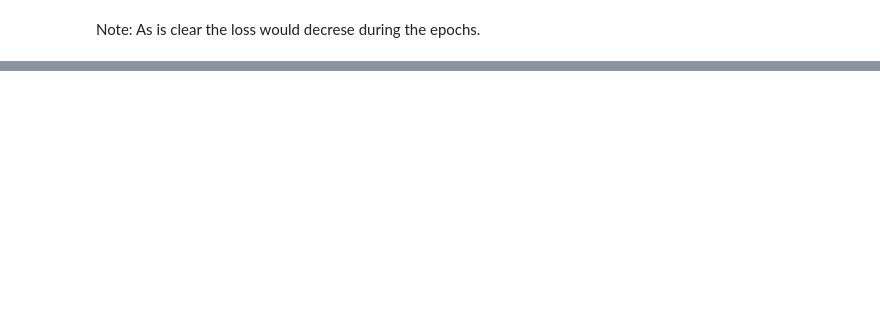
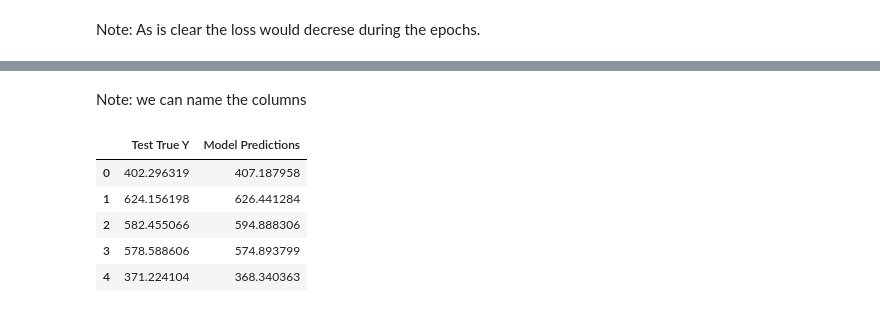
Before and after one commit to Ali-mohammadi-design/TensorFlow, a Jupyter notebook: Tensorflow_ANN_two_Featured_Home_Price.ipynb, the cells around one changed output, grey strips where cells are left out. Saved outputs shown, nothing was run; the diff lists cells and outputs as text; code cells hidden in the pictures; blank space fills up the shorter version.

```diff
--- a/Tensorflow_ANN_two_Featured_Home_Price.ipynb
+++ b/Tensorflow_ANN_two_Featured_Home_Price.ipynb
@@ -162,0 +223,12 @@ Note: As is clear the loss would decrese during the epochs.
+# %% [markdown]
+Note: we can name the columns
+# %%
+pred_df_t.columns=['Test True Y','Model Predictions']
+pred_df_t.head()
+# %% [output]
+|  | Test True Y | Model Predictions |
+| 0 | 402.296319 | 407.187958 |
+| 1 | 624.156198 | 626.441284 |
+| 2 | 582.455066 | 594.888306 |
+| 3 | 578.588606 | 574.893799 |
+| 4 | 371.224104 | 368.340363 |
```
Also changed, not shown: parts of 39 cells of this notebook.
